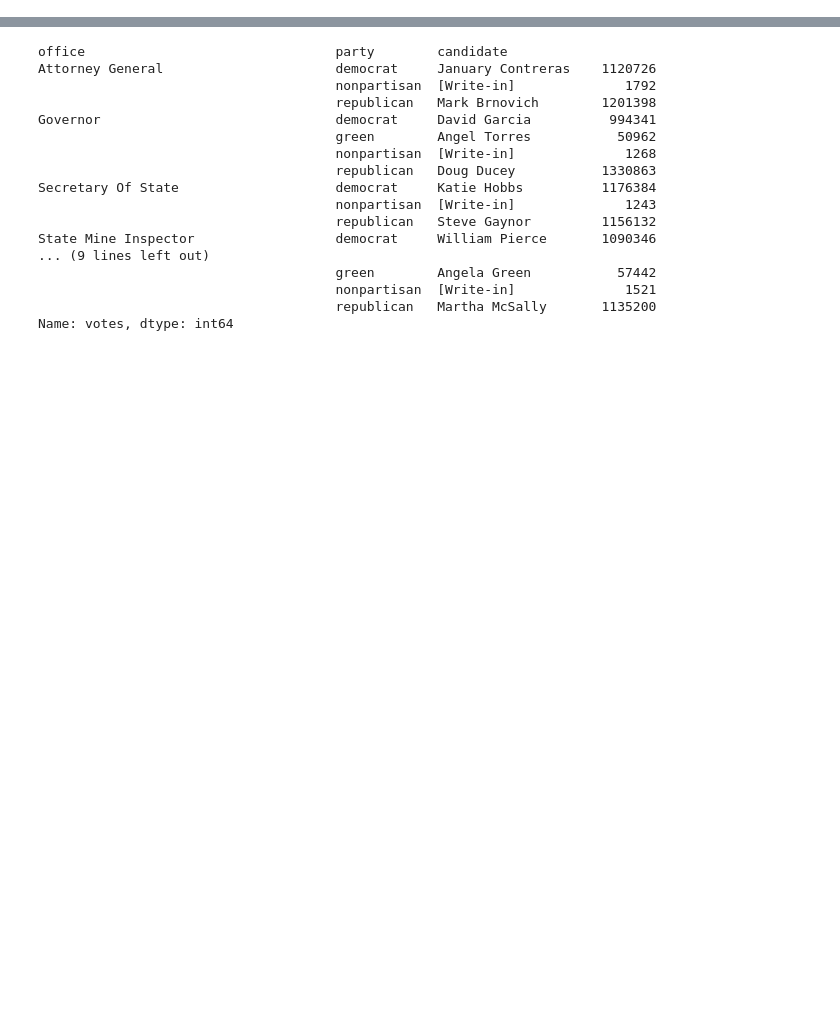
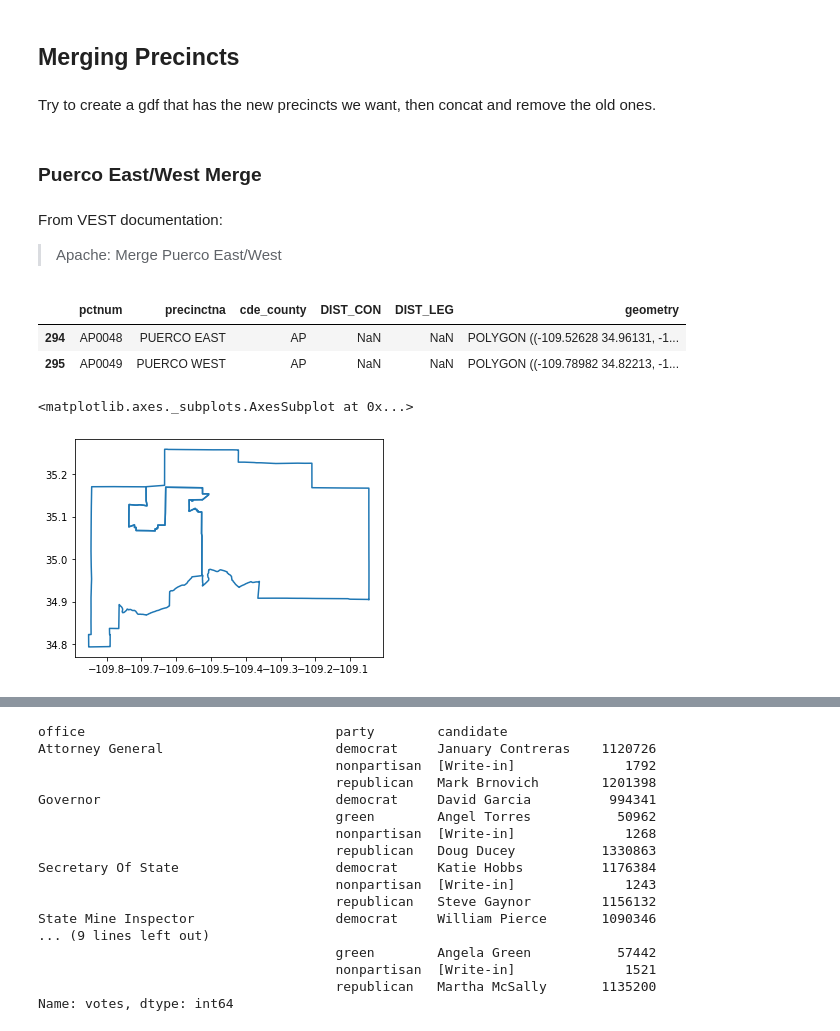
Before and after one commit to nonpartisan-redistricting-datahub/pdv-az, a Jupyter notebook: vest-az-2018/az_vest_2018.ipynb, the cells around one changed output, grey strips where cells are left out. Saved outputs shown, nothing was run; the diff lists cells and outputs as text; code cells hidden in the pictures; blank space fills up the shorter version.

```diff
--- a/vest-az-2018/az_vest_2018.ipynb
+++ b/vest-az-2018/az_vest_2018.ipynb
@@ -2,0 +114,22 @@ import pandas as pd
+# %% [markdown]
+## Merging Precincts
+# %% [markdown]
+Try to create a gdf that has the new precincts we want, then concat and remove the old ones.
+# %% [markdown]
+### Puerco East/West Merge
+# %% [markdown]
+From VEST documentation:
+> Apache: Merge Puerco East/West
+# %%
+puerco = precincts[(precincts['cde_county'] == 'AP') & \
+                   (precincts['precinctna'].str.contains('PUERCO'))].copy()
+puerco
+# %% [output]
+|  | pctnum | precinctna | cde_county | DIST_CON | DIST_LEG | geometry |
+| 294 | AP0048 | PUERCO EAST | AP | NaN | NaN | POLYGON ((-109.52628 34.96131, -1... |
+| 295 | AP0049 | PUERCO WEST | AP | NaN | NaN | POLYGON ((-109.78982 34.82213, -1... |
+# %%
+puerco.boundary.plot()
+# %% [output]
+<matplotlib.axes._subplots.AxesSubplot at 0x...>
+[figure, added]
```
Also changed, not shown: parts of 254 cells of this notebook, 1 other file.
